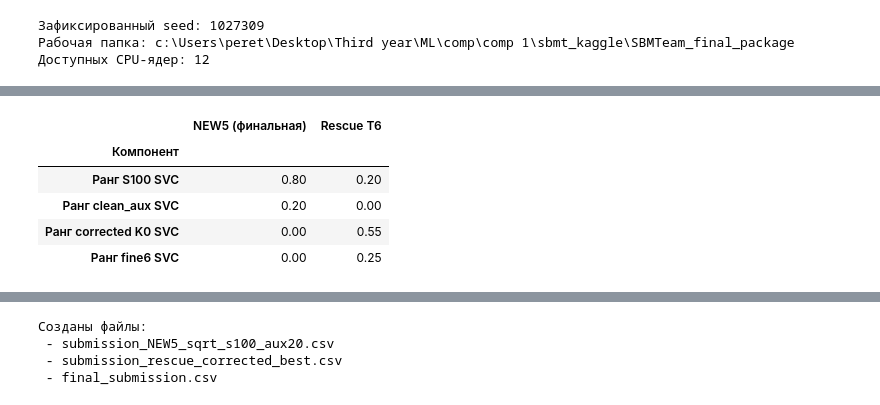
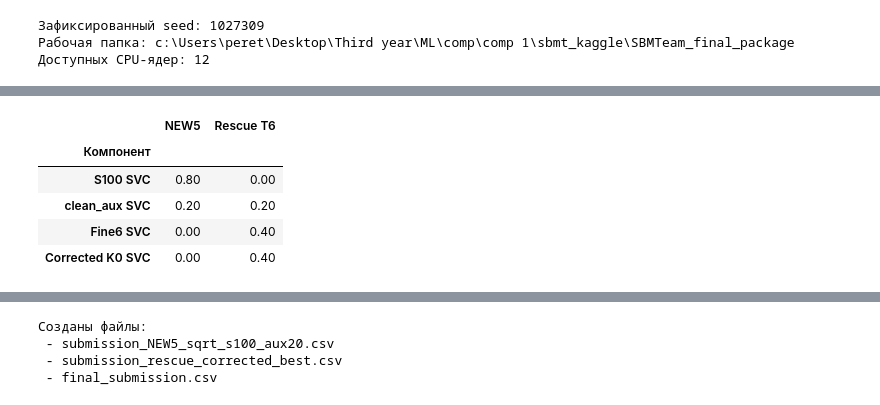
Before and after one commit to revlze/sbmt_kaggle, a Jupyter notebook: SBMTeam_final_package/final_submission_notebook.ipynb, the cells around one changed output, grey strips where cells are left out. Drawn from its saved outputs; the diff is of its cells as text; code cells hidden in the pictures.

```diff
--- a/SBMTeam_final_package/final_submission_notebook.ipynb
+++ b/SBMTeam_final_package/final_submission_notebook.ipynb
@@ -83,25 +177,25 @@ display(
 # %%
 FINAL_ENSEMBLES = {
-    "NEW5 (финальная)": {
-        "Ранг S100 SVC": 0.80,
-        "Ранг clean_aux SVC": 0.20,
+    "NEW5": {
+        "S100 SVC": 0.80,
+        "clean_aux SVC": 0.20,
     },
     "Rescue T6": {
-        "Ранг corrected K0 SVC": 0.55,
-        "Ранг fine6 SVC": 0.25,
-        "Ранг S100 SVC": 0.20,
+        "Fine6 SVC": 0.40,
+        "Corrected K0 SVC": 0.40,
+        "clean_aux SVC": 0.20,
     },
 }
 
 display(
     pd.DataFrame(FINAL_ENSEMBLES).fillna(0.0)
     .rename_axis("Компонент")
     .style.format("{:.2f}")
 )
 # %% [output]
-|  | NEW5 (финальная) | Rescue T6 |
+|  | NEW5 | Rescue T6 |
 | Компонент |  |  |
-| Ранг S100 SVC | 0.80 | 0.20 |
-| Ранг clean_aux SVC | 0.20 | 0.00 |
-| Ранг corrected K0 SVC | 0.00 | 0.55 |
-| Ранг fine6 SVC | 0.00 | 0.25 |
+| S100 SVC | 0.80 | 0.00 |
+| clean_aux SVC | 0.20 | 0.20 |
+| Fine6 SVC | 0.00 | 0.40 |
+| Corrected K0 SVC | 0.00 | 0.40 |
```
Also changed, not shown: parts of 13 cells of this notebook, 1 other file.
